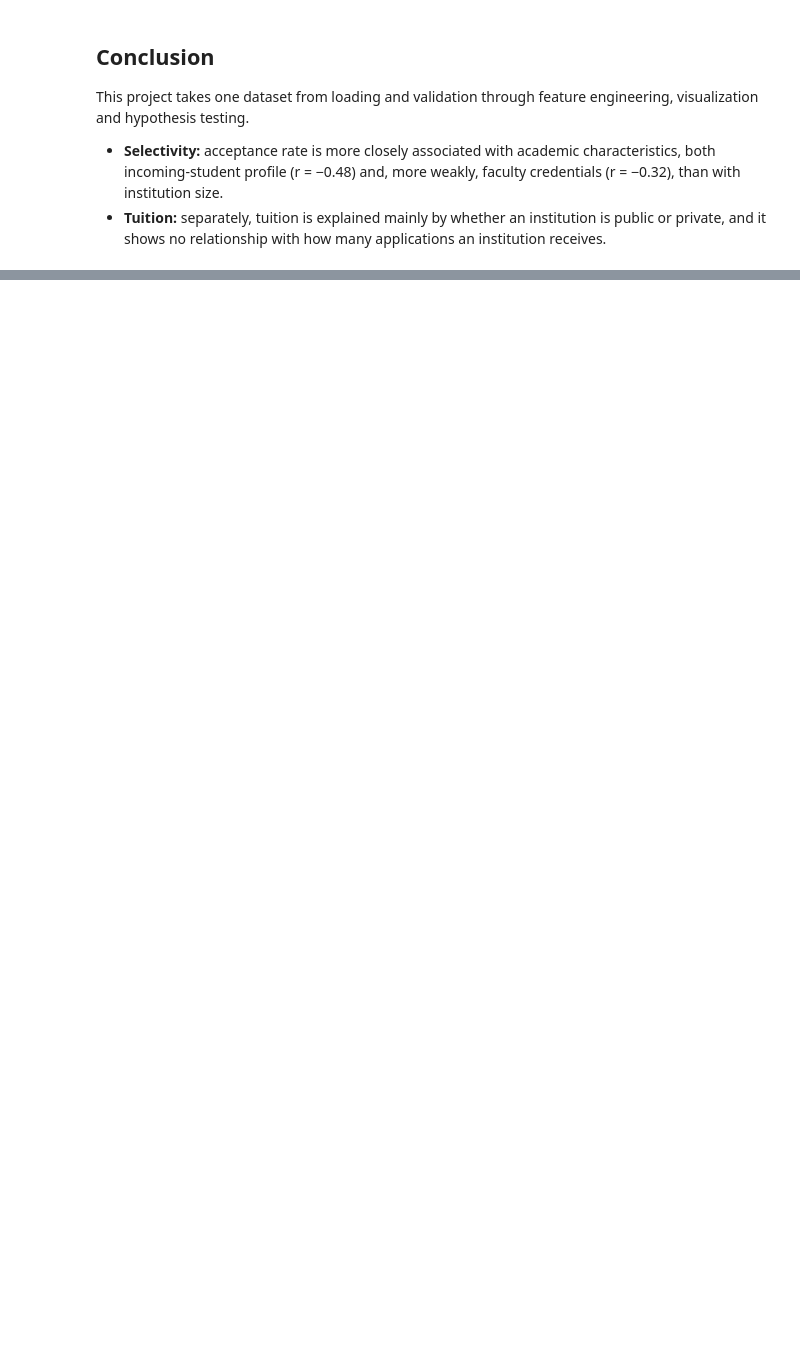
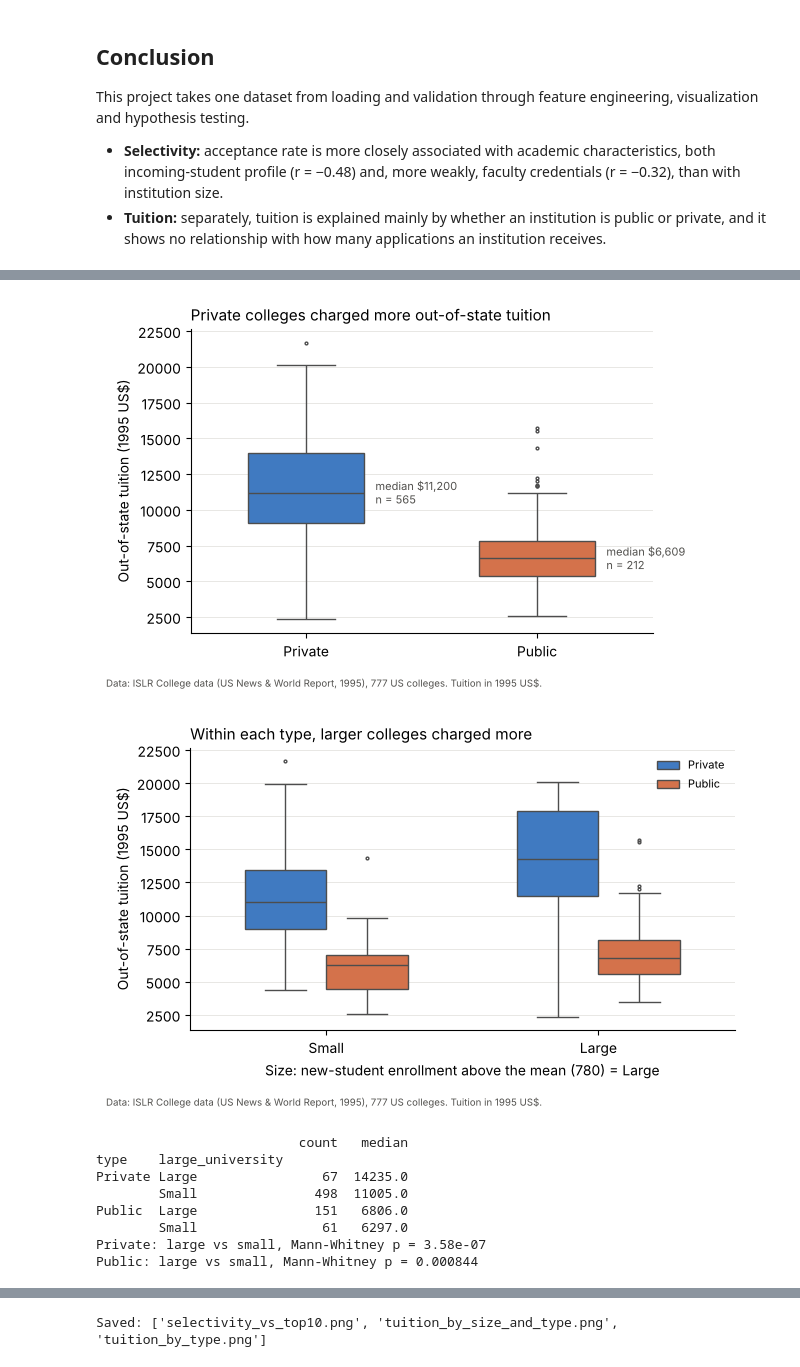
Before and after one commit to yding-lab/Data-Analytics-Portfolio, a Jupyter notebook: notebooks/01_college_admissions_analysis.ipynb, the cells around one changed output, grey strips where cells are left out. Cells and saved outputs as stored; diff of their text form; code cells hidden in the pictures; blank space fills up the shorter version.

```diff
--- a/notebooks/01_college_admissions_analysis.ipynb
+++ b/notebooks/01_college_admissions_analysis.ipynb
@@ -513,0 +518,73 @@ This project takes one dataset from loading and validation through feature engin
+# %%
+# Save to <repo>/figures, whether the notebook runs from notebooks/ or the repo root.
+FIG_DIR = Path("../figures") if Path("../get_college_data.py").exists() else Path("figures")
+FIG_DIR.mkdir(exist_ok=True)
+SOURCE = "Data: ISLR College data (US News & World Report, 1995), 777 US colleges. Tuition in 1995 US$."
+COLORS = {"Private": "#2a78d6", "Public": "#eb6834"}  # validated categorical slots 1 and 2
+INK2, GRID = "#52514e", "#e4e3df"
+
+fig_data = college_analysis.assign(type=np.where(college_analysis["private"] == "Yes", "Private", "Public"))
+
+
+def finish(fig, ax, name, title):
+    ax.set_title(title, loc="left", fontsize=11)
+    ax.grid(axis="y", color=GRID, linewidth=0.6)
+    ax.set_axisbelow(True)
+    for side in ("top", "right"):
+        ax.spines[side].set_visible(False)
+    fig.text(0.01, 0.01, SOURCE, fontsize=7, color=INK2)
+    fig.tight_layout(rect=(0, 0.04, 1, 1))
+    fig.savefig(FIG_DIR / name, dpi=150)
+    plt.show()
+
+
+# 13.1 Tuition by institution type
+fig, ax = plt.subplots(figsize=(6, 4))
+sns.boxplot(data=fig_data, x="type", y="outstate", hue="type", palette=COLORS, order=["Private", "Public"],
+            width=0.5, fliersize=2, legend=False, ax=ax)
+for i, t in enumerate(["Private", "Public"]):
+    g = fig_data.loc[fig_data["type"] == t, "outstate"]
+    ax.text(i + 0.3, g.median(), f"median ${g.median():,.0f}\nn = {len(g)}", va="center", fontsize=8, color=INK2)
+ax.set_xlabel("")
+ax.set_ylabel("Out-of-state tuition (1995 US$)")
+finish(fig, ax, "tuition_by_type.png", "Private colleges charged more out-of-state tuition")
+
+# 13.2 Size vs tuition within each institution type
+fig, ax = plt.subplots(figsize=(6.5, 4))
+sns.boxplot(data=fig_data, x="large_university", y="outstate", hue="type", palette=COLORS,
+            order=["Small", "Large"], hue_order=["Private", "Public"], width=0.6, fliersize=2, ax=ax)
+ax.set_xlabel(f"Size: new-student enrollment above the mean ({average_enrollment:,.0f}) = Large")
+ax.set_ylabel("Out-of-state tuition (1995 US$)")
+ax.legend(title="", frameon=False, fontsize=8)
+finish(fig, ax, "tuition_by_size_and_type.png", "Within each type, larger colleges charged more")
+within = fig_data.groupby(["type", "large_university"])["outstate"].agg(["count", "median"])
+print(within)
+for t in ("Private", "Public"):
+    g = fig_data[fig_data["type"] == t]
+    u, pu = stats.mannwhitneyu(g.loc[g["large_university"] == "Large", "outstate"],
+                               g.loc[g["large_university"] == "Small", "outstate"], alternative="two-sided")
+    print(f"{t}: large vs small, Mann-Whitney p = {pu:.3g}")
+
+# 13.3 Selectivity vs incoming-student profile
+fig, ax = plt.subplots(figsize=(6.5, 4))
+for t in ("Private", "Public"):
+    g = fig_data[fig_data["type"] == t]
+    ax.scatter(g["acceptance_rate"], g["top10perc"], s=12, alpha=0.55, color=COLORS[t], label=t, linewidths=0)
+ax.set_xlabel("Acceptance rate (accepted / applications)")
+ax.set_ylabel("New students from top 10% of HS class (%)")
+ax.legend(frameon=False, fontsize=8)
+ax.text(0.98, 0.95, f"all colleges: Pearson r = {acceptance_top10_corr:.2f}", transform=ax.transAxes,
+        ha="right", fontsize=8, color=INK2)
+finish(fig, ax, "selectivity_vs_top10.png", "More selective colleges enrolled stronger classes")
+print("Saved:", sorted(p.name for p in FIG_DIR.glob("*.png")))
+# %% [output]
+[figure, added]
+[figure, added]
+                          count   median
+type    large_university
+Private Large                67  14235.0
+        Small               498  11005.0
+Public  Large               151   6806.0
+        Small                61   6297.0
+Private: large vs small, Mann-Whitney p = 3.58e-07
+Public: large vs small, Mann-Whitney p = 0.000844
@@ -513,0 +592 @@ This project takes one dataset from loading and validation through feature engin
+Saved: ['selectivity_vs_top10.png', 'tuition_by_size_and_type.png', 'tuition_by_type.png']
```
Also changed, not shown: parts of 6 cells of this notebook, 4 other files.
